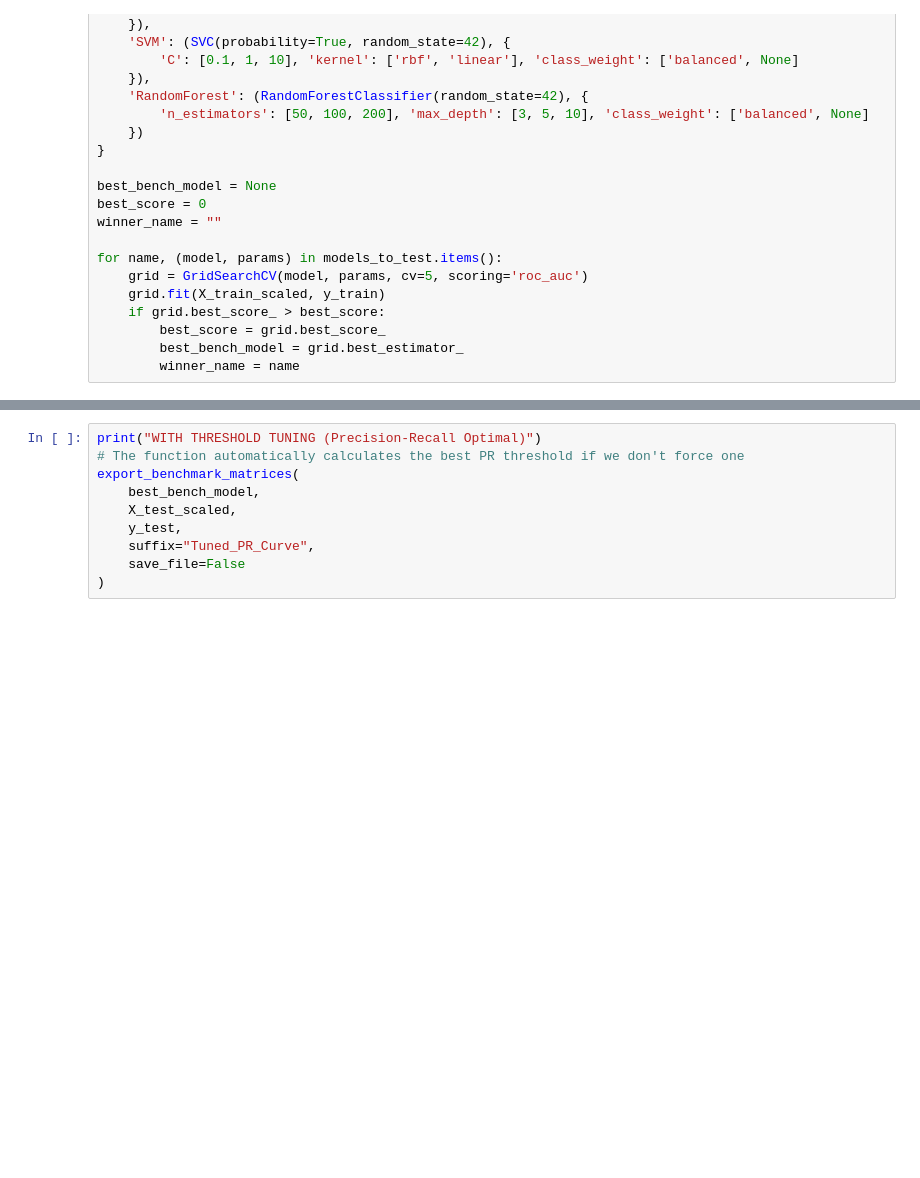
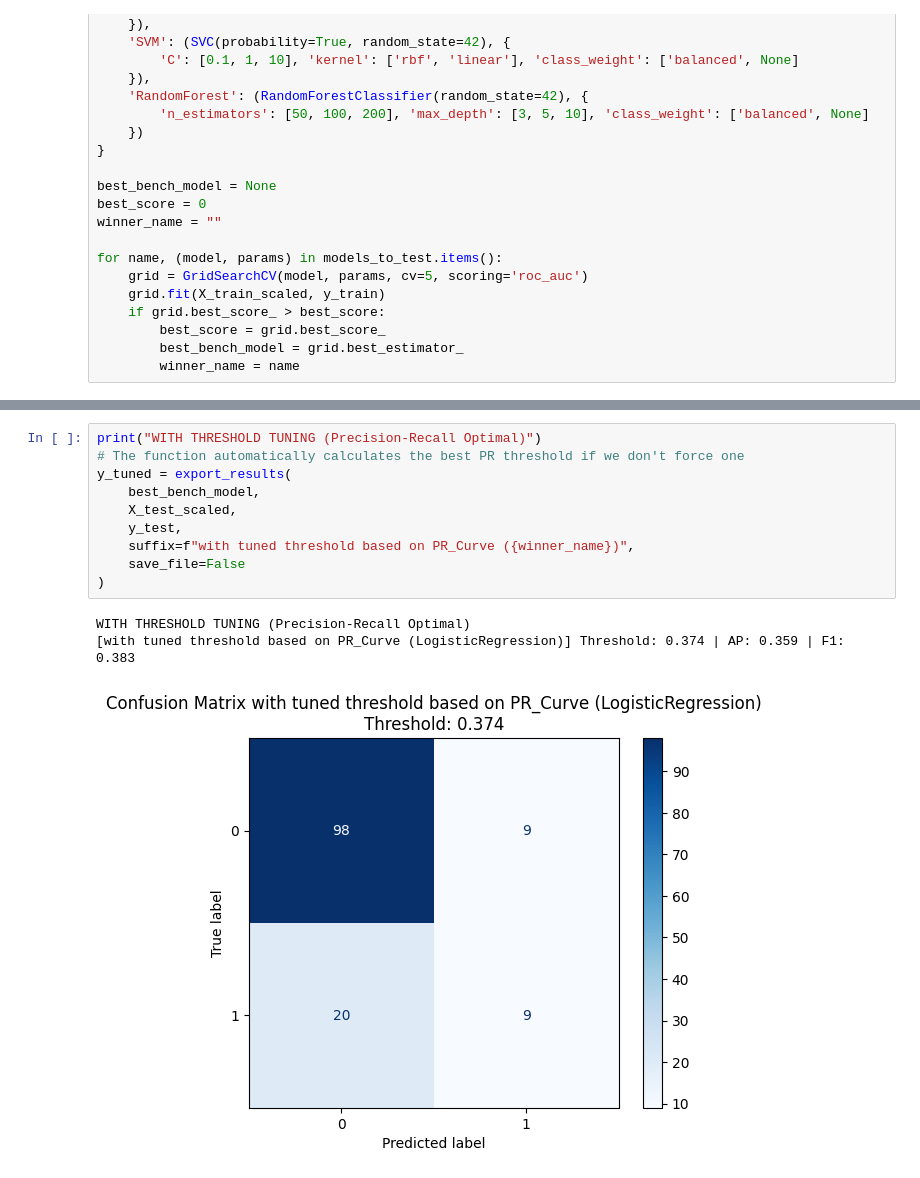
Before and after one commit to AlexandrosMiteloudis/DAMA_Hackathon, a Jupyter notebook: notebooks/benchmark.ipynb, the cells around one changed output, grey strips where cells are left out. Drawn from its saved outputs; the diff is of its cells as text; blank space fills up the shorter version.

```diff
--- a/notebooks/benchmark.ipynb
+++ b/notebooks/benchmark.ipynb
@@ -102,10 +146,14 @@ export_benchmark_matrices(best_bench_model, X_test_scaled, y_test,
 # %%
 print("WITH THRESHOLD TUNING (Precision-Recall Optimal)")
 # The function automatically calculates the best PR threshold if we don't force one
-export_benchmark_matrices(
+y_tuned = export_results(
     best_bench_model,
     X_test_scaled,
     y_test,
-    suffix="Tuned_PR_Curve",
+    suffix=f"with tuned threshold based on PR_Curve ({winner_name})",
     save_file=False
 )
+# %% [output]
+WITH THRESHOLD TUNING (Precision-Recall Optimal)
+[with tuned threshold based on PR_Curve (LogisticRegression)] Threshold: 0.374 | AP: 0.359 | F1: 0.383
+[figure, added]
```
Also changed, not shown: parts of 18 cells of this notebook.
